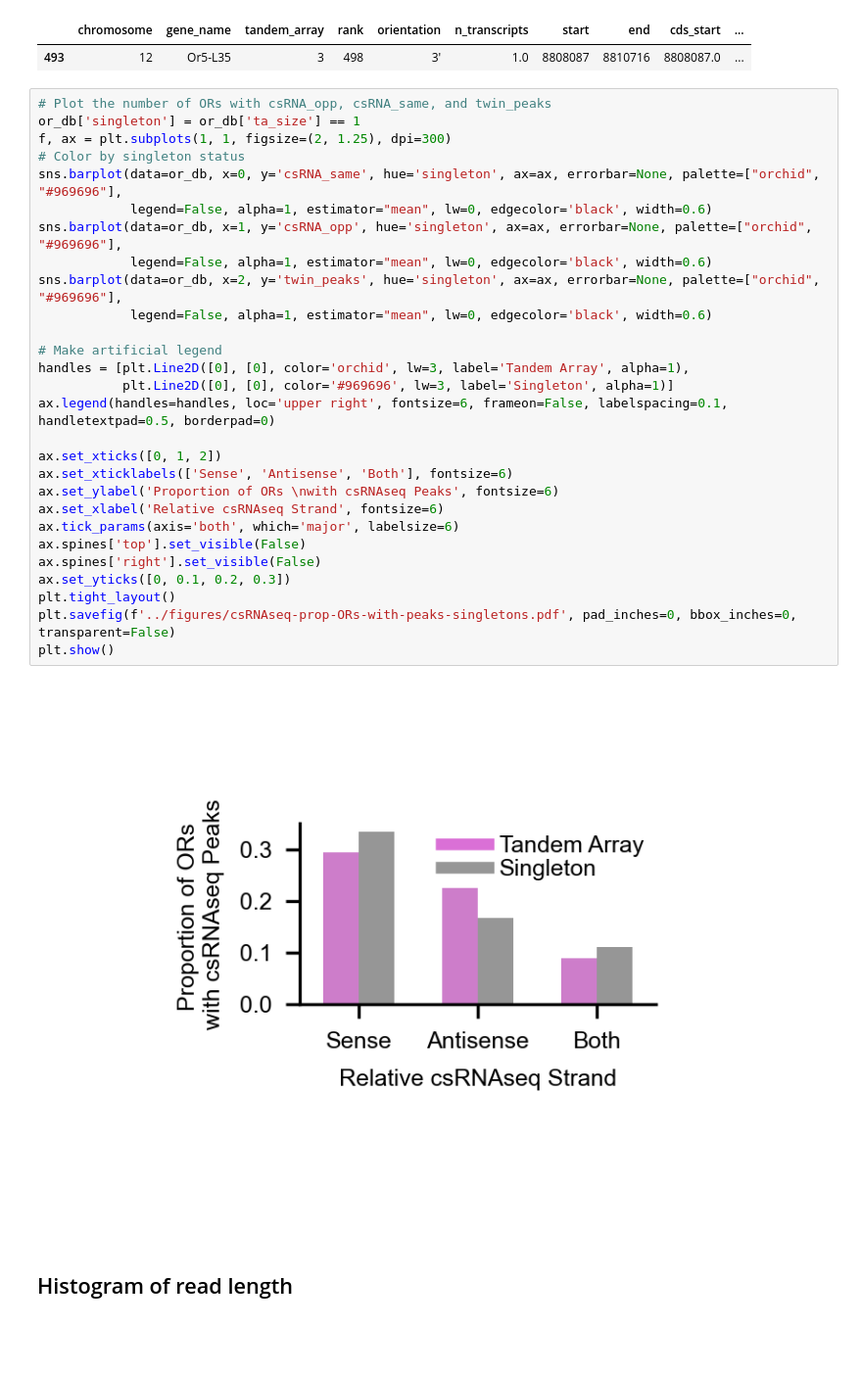
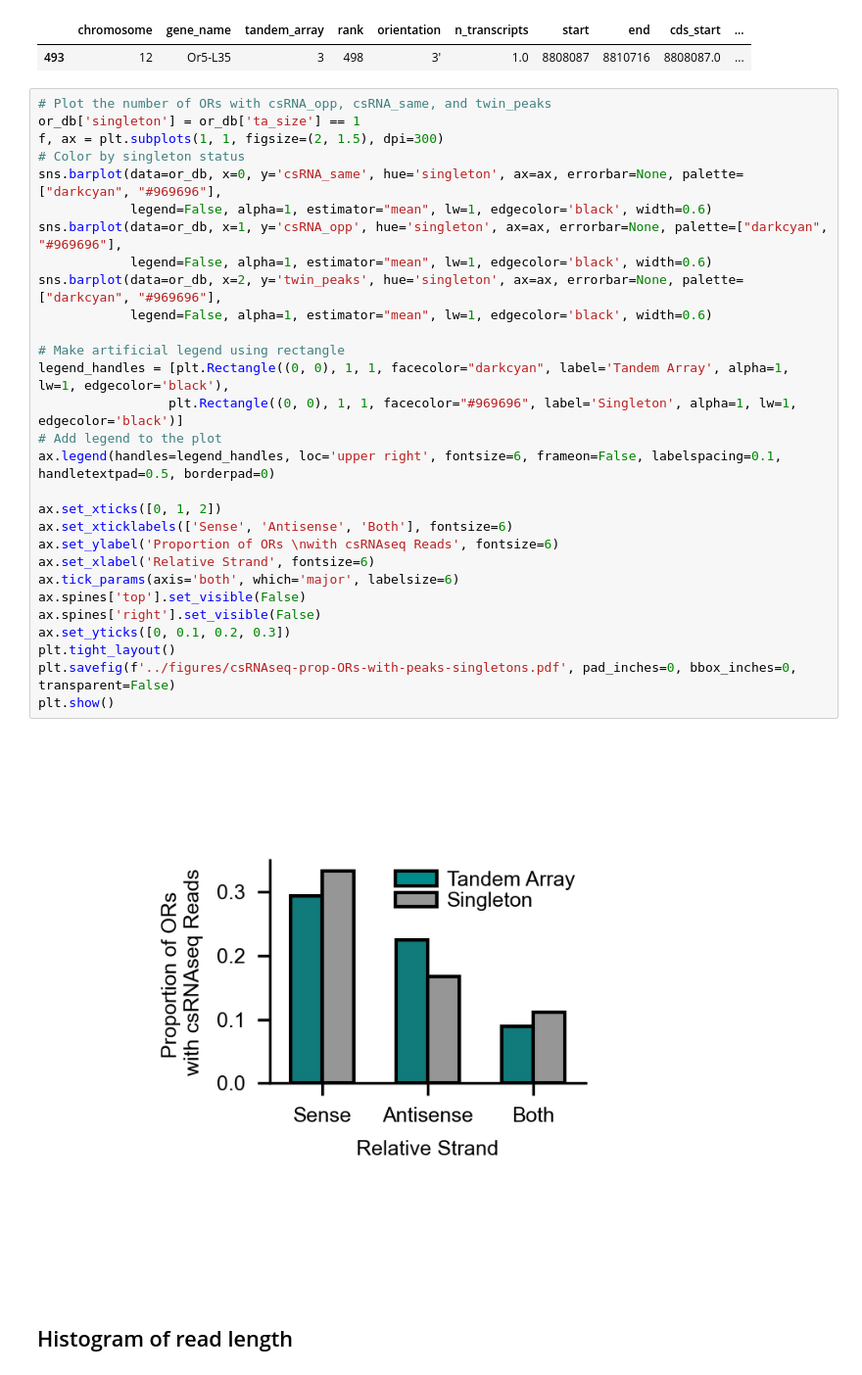
Before and after one commit to Social-Evolution-and-Behavior/Glotzer-Kronauer-2025, a Jupyter notebook: csRNA-seq/csRNAseq-genome-analysis.ipynb, the cells around one changed output. Shown: that part at 98% size. Cells and saved outputs as stored; diff of their text form; blank space fills up the shorter version.

```diff
--- a/csRNA-seq/csRNAseq-genome-analysis.ipynb
+++ b/csRNA-seq/csRNAseq-genome-analysis.ipynb
@@ -438,33 +483,34 @@ or_db[or_db['gene_name'] == "Or5-L35"]
 # %%
 # Plot the number of ORs with csRNA_opp, csRNA_same, and twin_peaks
 or_db['singleton'] = or_db['ta_size'] == 1
-f, ax = plt.subplots(1, 1, figsize=(2, 1.25), dpi=300)
+f, ax = plt.subplots(1, 1, figsize=(2, 1.5), dpi=300)
 # Color by singleton status
-sns.barplot(data=or_db, x=0, y='csRNA_same', hue='singleton', ax=ax, errorbar=None, palette=["orchid", "#969696"],
-            legend=False, alpha=1, estimator="mean", lw=0, edgecolor='black', width=0.6)
-sns.barplot(data=or_db, x=1, y='csRNA_opp', hue='singleton', ax=ax, errorbar=None, palette=["orchid", "#969696"],
-            legend=False, alpha=1, estimator="mean", lw=0, edgecolor='black', width=0.6)
-sns.barplot(data=or_db, x=2, y='twin_peaks', hue='singleton', ax=ax, errorbar=None, palette=["orchid", "#969696"],
-            legend=False, alpha=1, estimator="mean", lw=0, edgecolor='black', width=0.6)
+sns.barplot(data=or_db, x=0, y='csRNA_same', hue='singleton', ax=ax, errorbar=None, palette=["darkcyan", "#969696"],
+            legend=False, alpha=1, estimator="mean", lw=1, edgecolor='black', width=0.6)
+sns.barplot(data=or_db, x=1, y='csRNA_opp', hue='singleton', ax=ax, errorbar=None, palette=["darkcyan", "#969696"],
+            legend=False, alpha=1, estimator="mean", lw=1, edgecolor='black', width=0.6)
+sns.barplot(data=or_db, x=2, y='twin_peaks', hue='singleton', ax=ax, errorbar=None, palette=["darkcyan", "#969696"],
+            legend=False, alpha=1, estimator="mean", lw=1, edgecolor='black', width=0.6)
 
-# Make artificial legend
-handles = [plt.Line2D([0], [0], color='orchid', lw=3, label='Tandem Array', alpha=1),
-           plt.Line2D([0], [0], color='#969696', lw=3, label='Singleton', alpha=1)]
-ax.legend(handles=handles, loc='upper right', fontsize=6, frameon=False, labelspacing=0.1, handletextpad=0.5, borderpad=0)
+# Make artificial legend using rectangle
+legend_handles = [plt.Rectangle((0, 0), 1, 1, facecolor="darkcyan", label='Tandem Array', alpha=1, lw=1, edgecolor='black'),
+                 plt.Rectangle((0, 0), 1, 1, facecolor="#969696", label='Singleton', alpha=1, lw=1, edgecolor='black')]
+# Add legend to the plot
+ax.legend(handles=legend_handles, loc='upper right', fontsize=6, frameon=False, labelspacing=0.1, handletextpad=0.5, borderpad=0)
 
 ax.set_xticks([0, 1, 2])
 ax.set_xticklabels(['Sense', 'Antisense', 'Both'], fontsize=6)
-ax.set_ylabel('Proportion of ORs \nwith csRNAseq Peaks', fontsize=6)
-ax.set_xlabel('Relative csRNAseq Strand', fontsize=6)
+ax.set_ylabel('Proportion of ORs \nwith csRNAseq Reads', fontsize=6)
+ax.set_xlabel('Relative Strand', fontsize=6)
 ax.tick_params(axis='both', which='major', labelsize=6)
 ax.spines['top'].set_visible(False)
 ax.spines['right'].set_visible(False)
 ax.set_yticks([0, 0.1, 0.2, 0.3])
 plt.tight_layout()
 plt.savefig(f'../figures/csRNAseq-prop-ORs-with-peaks-singletons.pdf', pad_inches=0, bbox_inches=0, transparent=False)
 plt.show()
 # %% [output]
-[figure, old version]
+[figure, new version]
 # %% [markdown]
 ## Histogram of read length
 # %%
```
Also changed, not shown: parts of 13 cells of this notebook, 5 other files.
